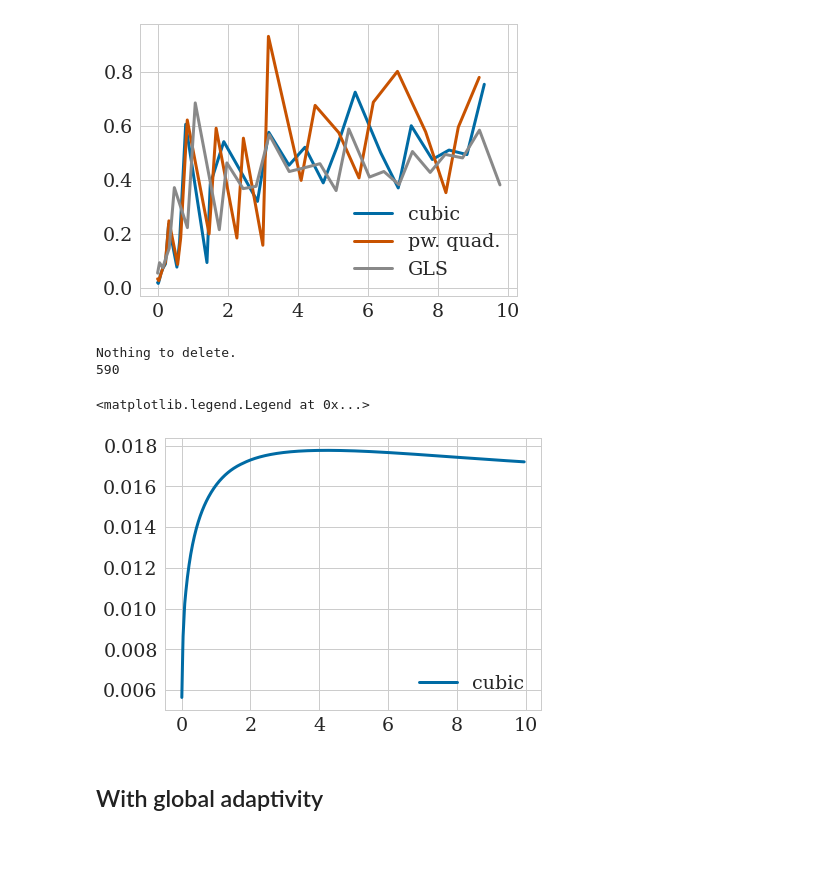
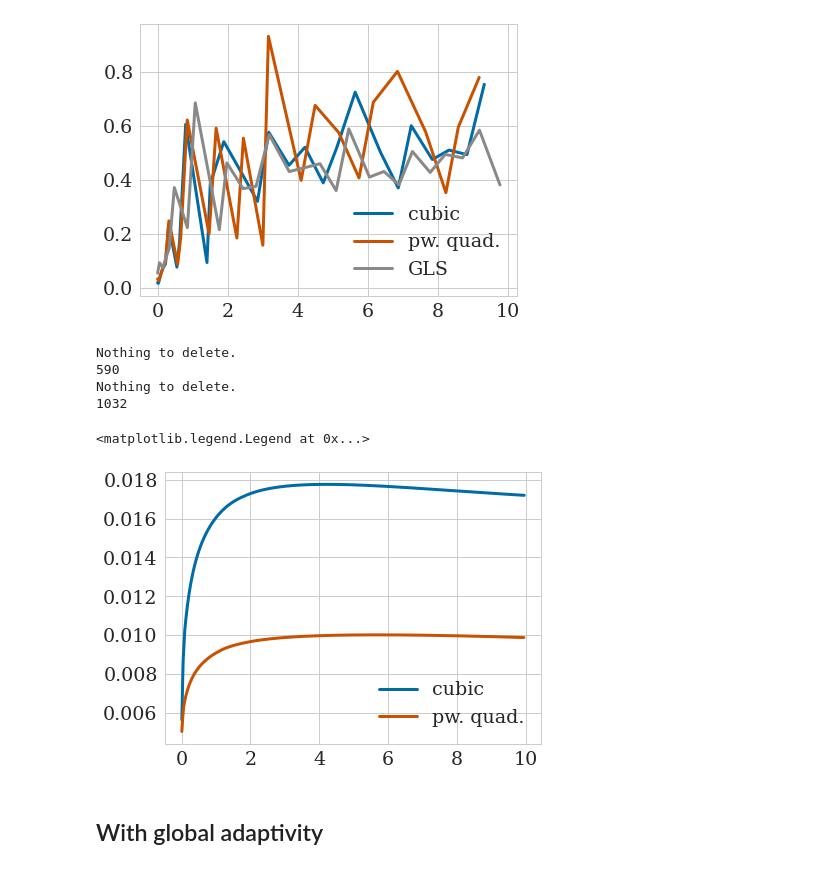
Before and after one commit to somathias/cbmos, a Jupyter notebook: exp-draft-local_adaptivity.ipynb, the cells around one changed output. Drawn from its saved outputs; the diff is of its cells as text; code cells hidden in the pictures.

```diff
--- a/exp-draft-local_adaptivity.ipynb
+++ b/exp-draft-local_adaptivity.ipynb
@@ -318,30 +316,32 @@ Nothing to delete.
 # %%
 
 
-#force_names = ['cubic', 'pw. quad.']
+force_names = ['cubic', 'pw. quad.']
 #force_names = ['GLS']
-force_names = ['cubic']
+#force_names = ['cubic']
 
 for force in force_names:
 
     try:
         os.remove('step_sizes'+filename_ending[force]+'.txt')
         os.remove('time_points'+filename_ending[force]+'.txt')
     except FileNotFoundError:
         print('Nothing to delete.')
 
     ts, history = models_ef[force].simulate(sheet, t_data, params[force], {"eps": 0.001, "out": filename_ending[force], "local_adaptivity": True, "write_to_file": True, "jacobian": models_ef[force].jacobian}, seed=seed)
     dts = np.loadtxt('step_sizes'+filename_ending[force]+'.txt')
 
     plt.plot(ts[1:], dts, label=force, color=colors[force])
     print(len(ts))
 
 plt.legend()
 # %% [output]
 Nothing to delete.
 590
+Nothing to delete.
+1032
 <matplotlib.legend.Legend at 0x...>
-[figure, old version]
+[figure, new version]
 # %% [markdown]
 ## With global adaptivity
 # %%
```
Also changed, not shown: parts of 1 cell of this notebook, 3 other files.
